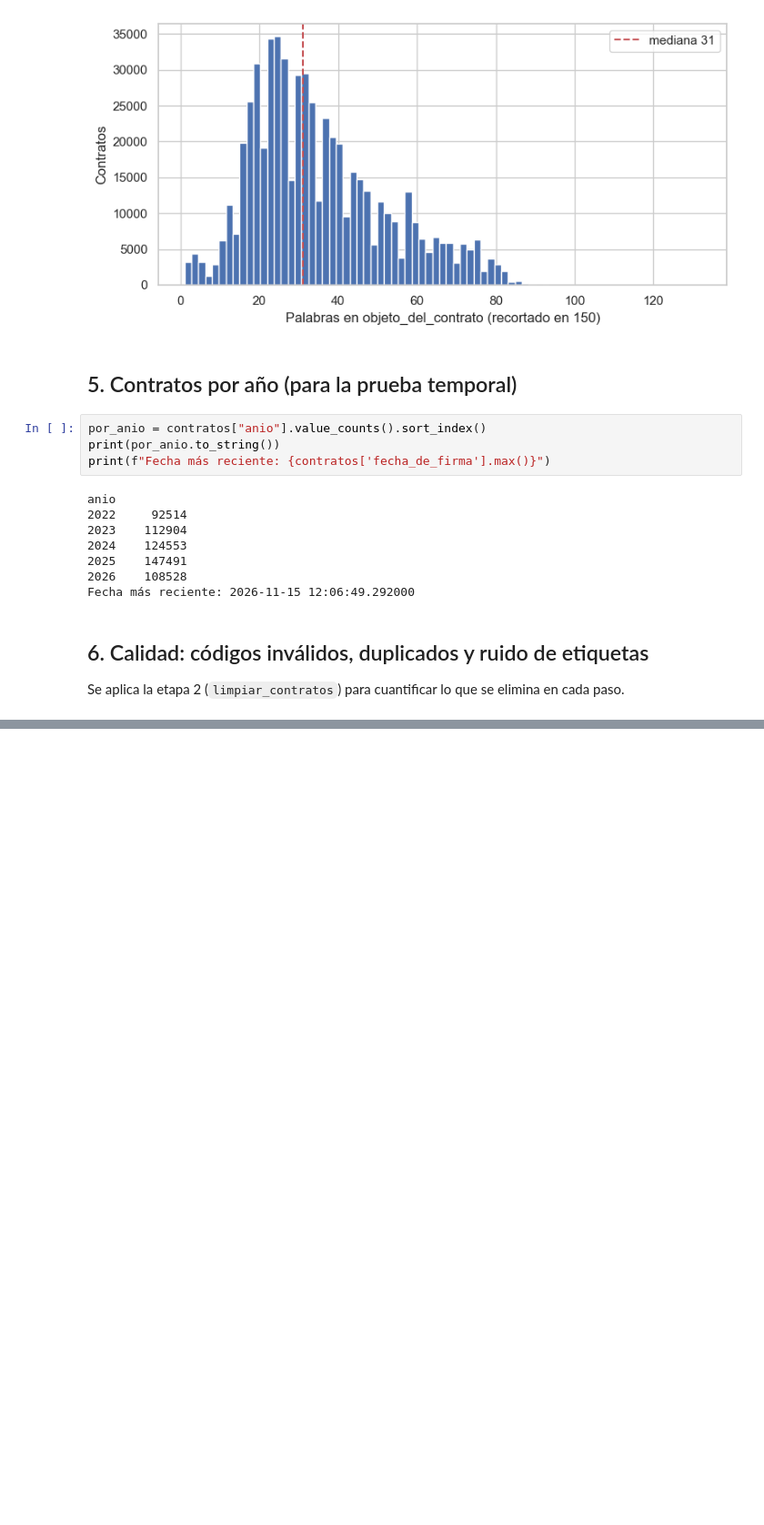
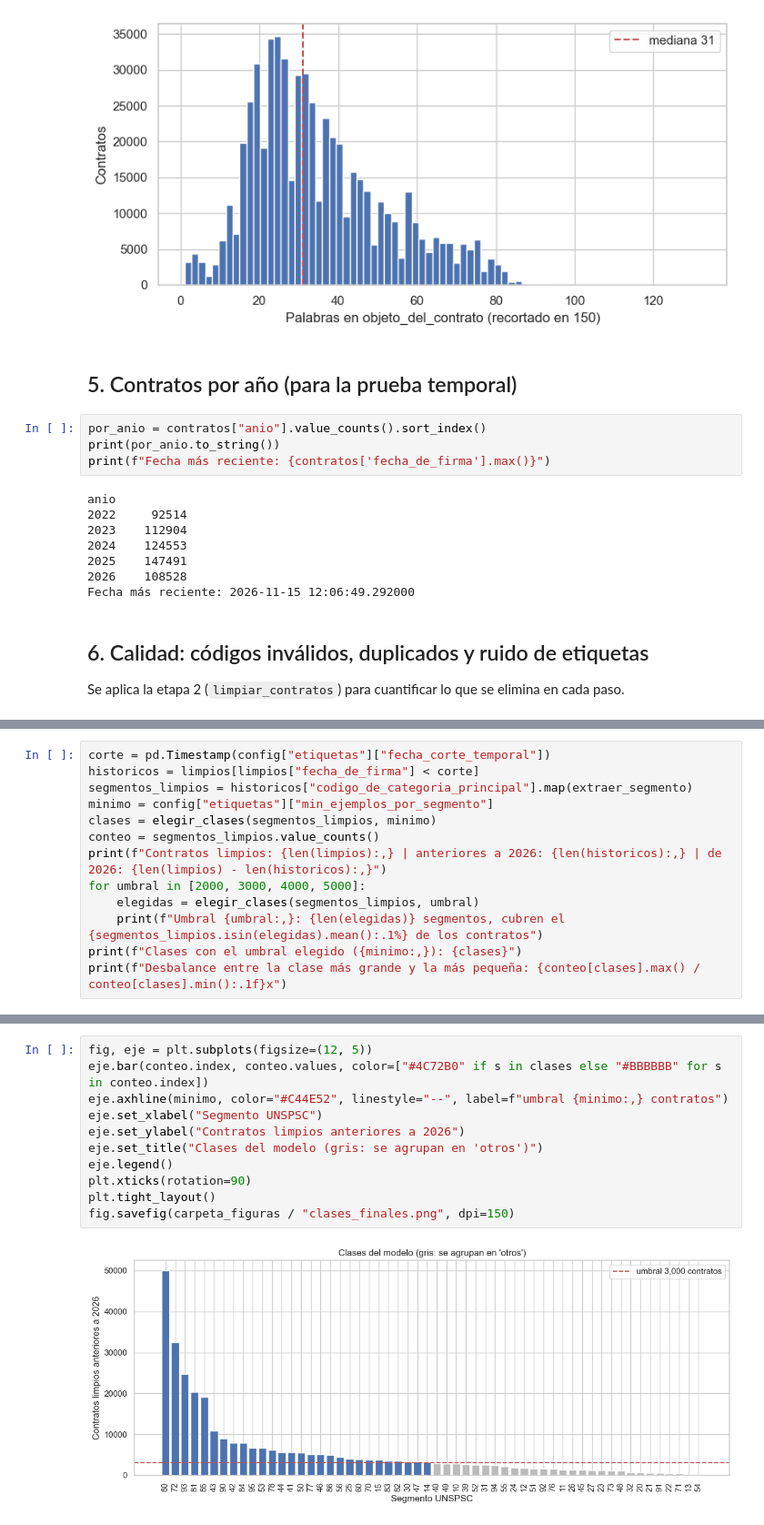
Before and after one commit to crissebasbol/nlp-course, a Jupyter notebook: proyecto/notebooks/01_eda.ipynb, the cells around one changed output, grey strips where cells are left out. Shown at 91% size. Drawn from its saved outputs; the diff is of its cells as text; blank space fills up the shorter version.

```diff
--- a/proyecto/notebooks/01_eda.ipynb
+++ b/proyecto/notebooks/01_eda.ipynb
@@ -262,0 +264,13 @@ Textos idénticos con segmentos distintos: 9,837
+# %%
+corte = pd.Timestamp(config["etiquetas"]["fecha_corte_temporal"])
+historicos = limpios[limpios["fecha_de_firma"] < corte]
+segmentos_limpios = historicos["codigo_de_categoria_principal"].map(extraer_segmento)
+minimo = config["etiquetas"]["min_ejemplos_por_segmento"]
+clases = elegir_clases(segmentos_limpios, minimo)
+conteo = segmentos_limpios.value_counts()
+print(f"Contratos limpios: {len(limpios):,} | anteriores a 2026: {len(historicos):,} | de 2026: {len(limpios) - len(historicos):,}")
+for umbral in [2000, 3000, 4000, 5000]:
+    elegidas = elegir_clases(segmentos_limpios, umbral)
+    print(f"Umbral {umbral:,}: {len(elegidas)} segmentos, cubren el {segmentos_limpios.isin(elegidas).mean():.1%} de los contratos")
+print(f"Clases con el umbral elegido ({minimo:,}): {clases}")
+print(f"Desbalance entre la clase más grande y la más pequeña: {conteo[clases].max() / conteo[clases].min():.1f}x")
@@ -263 +285,14 @@ Textos idénticos con segmentos distintos: 9,837
+# %%
+fig, eje = plt.subplots(figsize=(12, 5))
+eje.bar(conteo.index, conteo.values, color=["#4C72B0" if s in clases else "#BBBBBB" for s in conteo.index])
+eje.axhline(minimo, color="#C44E52", linestyle="--", label=f"umbral {minimo:,} contratos")
+eje.set_xlabel("Segmento UNSPSC")
+eje.set_ylabel("Contratos limpios anteriores a 2026")
+eje.set_title("Clases del modelo (gris: se agrupan en 'otros')")
+eje.legend()
+plt.xticks(rotation=90)
+plt.tight_layout()
+fig.savefig(carpeta_figuras / "clases_finales.png", dpi=150)
+# %% [output]
+[figure, added]
 # %% [markdown]
```
Also changed, not shown: parts of 11 cells of this notebook, 4 other files.
